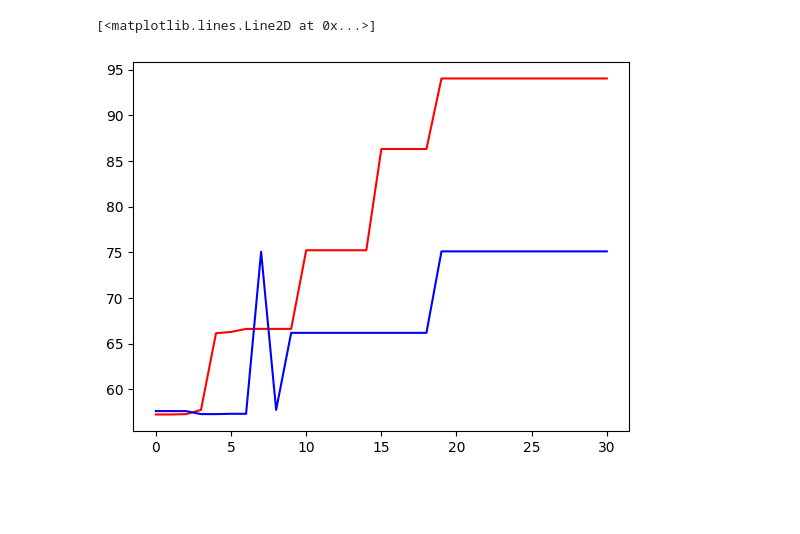
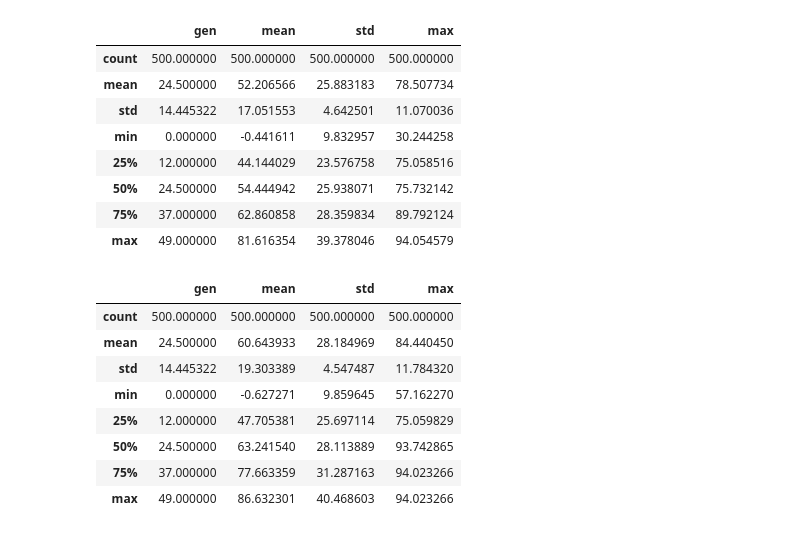
Before and after one commit to sanderbroos/EvolutionaryComputing, a Jupyter notebook: Experiments_statistics.ipynb, the cells around one changed output. Saved outputs shown, nothing was run; the diff lists cells and outputs as text; code cells hidden in the pictures; blank space fills up the shorter version.

Commit message:
plots added

```diff
--- a/Experiments_statistics.ipynb
+++ b/Experiments_statistics.ipynb
@@ -9,9 +8,27 @@ experiment_name = 'biased_mating_adaptive_mutation'
+# %%
+enemy_id = 1
+runs = 10
 # %%
-enemy_id = 1
-run = 1
+logbooks_b = []
+logbooks_r = []
 
-with open(f'logBook/biased/enemy_{enemy_id}/logBook_run_{run}.pkl', 'rb') as f:
-    logBook_biased = pickle.load(f)
+for run in range(runs):
 
-with open(f'logBook/random/enemy_{enemy_id}/logBook_run_{run}.pkl', 'rb') as f:
-    logBook_random = pickle.load(f)
+    with open(f'logBook/biased/enemy_{enemy_id}/logBook_run_{run}.pkl', 'rb') as f:
+        logBook = pickle.load(f)
+
+    logBook = pd.DataFrame.from_dict(logBook)
+    logBook['run'] = f'{run}'
+
+    logbooks_b.extend([logBook])
+
+    with open(f'logBook/random/enemy_{enemy_id}/logBook_run_{run}.pkl', 'rb') as f:
+        logBook = pickle.load(f)
+
+    logBook = pd.DataFrame.from_dict(logBook)
+    logBook['run'] = f'{run}'
+
+    logbooks_r.extend([logBook])
+
+logbook_biased = pd.concat(logbooks_b)
+logbook_random = pd.concat(logbooks_r)
@@ -39,6 +35,24 @@ plt.plot(logBook.select('mean'), 'r')
-# %%
-plt.plot(logBook_SEA.select('max'), 'r')
-plt.plot(logBook_MuPlusLambda.select('max'), 'b')
-# %% [output]
-[<matplotlib.lines.Line2D at 0x...>]
-[figure, removed]
+# %%
+logbook_biased.describe()
+# %% [output]
+|  | gen | mean | std | max |
+| count | 500.000000 | 500.000000 | 500.000000 | 500.000000 |
+| mean | 24.500000 | 52.206566 | 25.883183 | 78.507734 |
+| std | 14.445322 | 17.051553 | 4.642501 | 11.070036 |
+| min | 0.000000 | -0.441611 | 9.832957 | 30.244258 |
+| 25% | 12.000000 | 44.144029 | 23.576758 | 75.058516 |
+| 50% | 24.500000 | 54.444942 | 25.938071 | 75.732142 |
+| 75% | 37.000000 | 62.860858 | 28.359834 | 89.792124 |
+| max | 49.000000 | 81.616354 | 39.378046 | 94.054579 |
+# %%
+logbook_random.describe()
+# %% [output]
+|  | gen | mean | std | max |
+| count | 500.000000 | 500.000000 | 500.000000 | 500.000000 |
+| mean | 24.500000 | 60.643933 | 28.184969 | 84.440450 |
+| std | 14.445322 | 19.303389 | 4.547487 | 11.784320 |
+| min | 0.000000 | -0.627271 | 9.859645 | 57.162270 |
+| 25% | 12.000000 | 47.705381 | 25.697114 | 75.059829 |
+| 50% | 24.500000 | 63.241540 | 28.113889 | 93.742865 |
+| 75% | 37.000000 | 77.663359 | 31.287163 | 94.023266 |
+| max | 49.000000 | 86.632301 | 40.468603 | 94.023266 |
```
Also changed, not shown: parts of 8 cells of this notebook, 42 other files.
